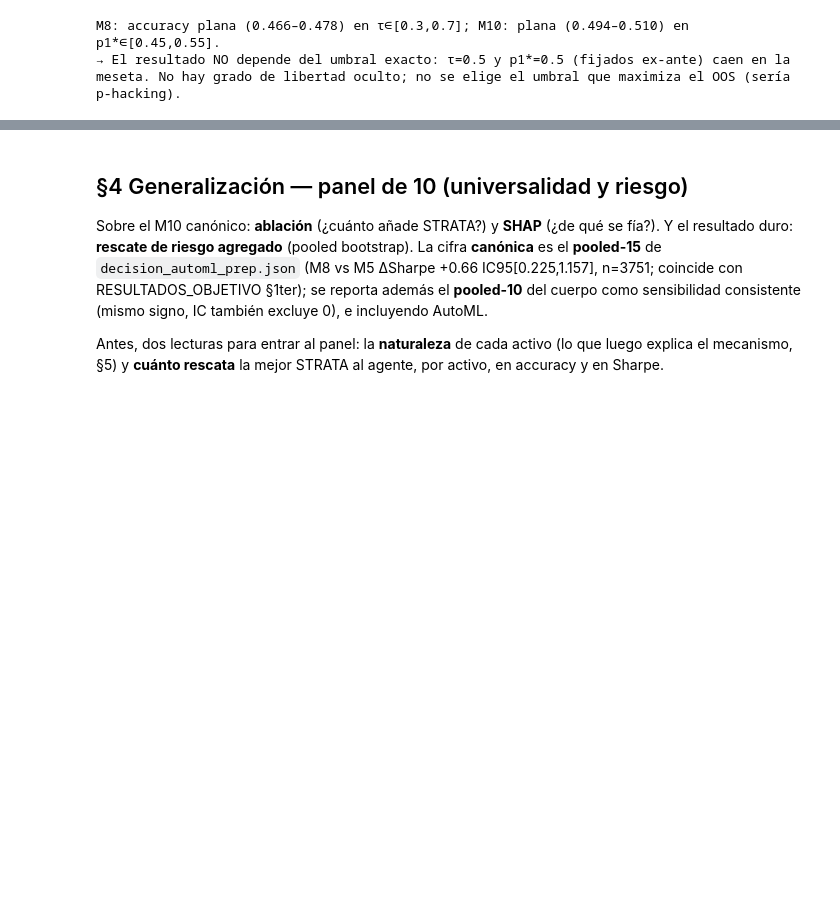
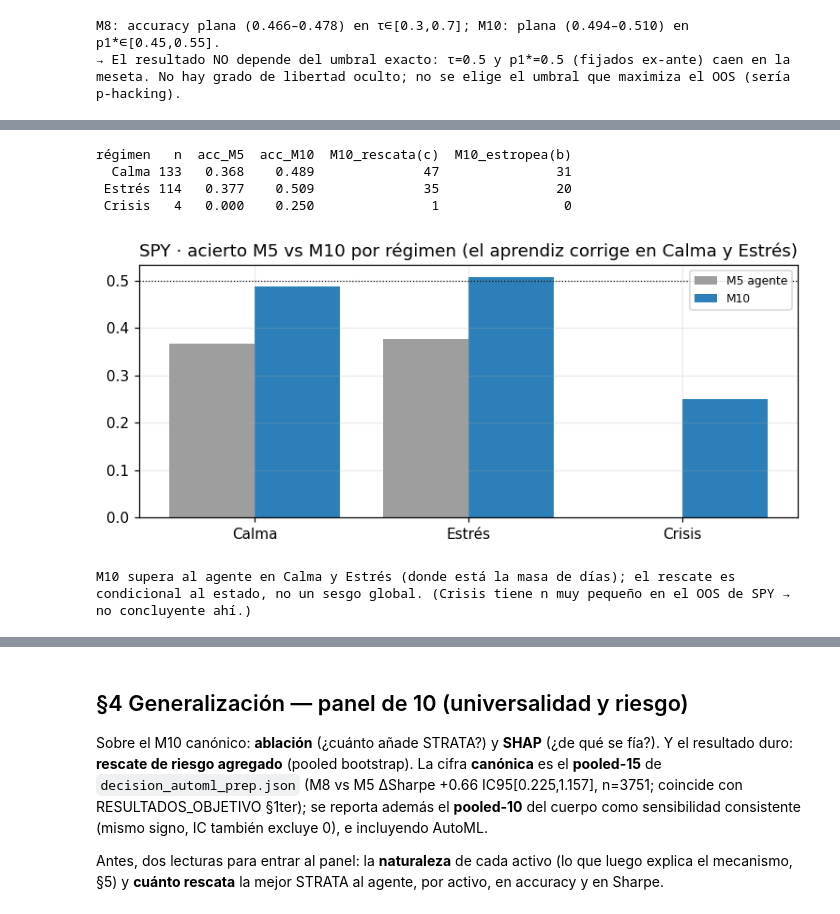
Before and after one commit to RaquelGarciah/Real-time-statistical-supervision-of-an-AI-trading-agent, a Jupyter notebook: notebooks/STRATA_marco_practico.ipynb, the cells around one changed output, grey strips where cells are left out. Saved outputs shown, nothing was run; the diff lists cells and outputs as text; code cells hidden in the pictures; blank space fills up the shorter version.

```diff
--- a/notebooks/STRATA_marco_practico.ipynb
+++ b/notebooks/STRATA_marco_practico.ipynb
@@ -81,6 +81,7 @@ RDT  = _load("outputs/experiments/regime_direction_table.json")
 NOC  = _load("outputs/experiments/net_of_cost_panel.json")              # net-of-cost + turnover (panel 10)
 SPYIV = _load("outputs/experiments/spy_intervention_variants.json")      # SPY: abstención/override + sensibilidad de umbrales
 NAT = {a: CLU["por_activo"][a]["nat"] for a in CLU["por_activo"]}        # naturaleza por activo (leverage/crisis/vol/sesgo)
+SPYME = _load("outputs/experiments/spy_mechanism_extras.json")           # SPY: daily (régimen/posiciones/p1) + SHAP dependency + cuota rodante
 
 # --- Panel de 10 (cuerpo) + 5 en apéndice de límite ---
 PANEL10 = ["SPY", "QQQ", "XLF", "DIA", "XLK", "XLE", "ROKU", "SMCI", "MARA", "UNG"]
@@ -391,0 +438,26 @@ M8: accuracy plana (0.466–0.478) en τ∈[0.3,0.7]; M10: plana (0.494–0.510)
+# %%
+# Confusión M10 vs M5 por régimen (SPY, ventana desplegable)
+d = SPYME["daily"]; reg = np.array(d["regime"]); truth = np.array(d["truth"])
+cm5 = (np.array(d["m5_pos"]) == truth); cm10 = (np.array(d["m10_pos"]) == truth)
+rows = []
+for k, nm in {0: "Calma", 1: "Estrés", 2: "Crisis"}.items():
+    msk = reg == k
+    if msk.sum() >= 1:
+        rows.append({"régimen": nm, "n": int(msk.sum()), "acc_M5": round(float(cm5[msk].mean()), 3),
+                     "acc_M10": round(float(cm10[msk].mean()), 3),
+                     "M10_rescata(c)": int((cm10[msk] & ~cm5[msk]).sum()), "M10_estropea(b)": int((~cm10[msk] & cm5[msk]).sum())})
+RM = pd.DataFrame(rows); print(RM.to_string(index=False))
+fig, ax = plt.subplots(figsize=(7, 3.2)); x = np.arange(len(RM))
+ax.bar(x - 0.2, RM["acc_M5"], 0.4, color=COL["M5"], label="M5 agente")
+ax.bar(x + 0.2, RM["acc_M10"], 0.4, color=COL["M10"], label="M10")
+ax.axhline(0.5, color="k", ls=":", lw=.8); ax.set_xticks(x); ax.set_xticklabels(RM["régimen"]); ax.legend(fontsize=8)
+ax.set_title("SPY · acierto M5 vs M10 por régimen (el aprendiz corrige en Calma y Estrés)"); plt.tight_layout(); plt.show()
+print("M10 supera al agente en Calma y Estrés (donde está la masa de días); el rescate es condicional al estado, "
+      "no un sesgo global. (Crisis tiene n muy pequeño en el OOS de SPY → no concluyente ahí.)")
+# %% [output]
+régimen   n  acc_M5  acc_M10  M10_rescata(c)  M10_estropea(b)
+  Calma 133   0.368    0.489              47               31
+ Estrés 114   0.377    0.509              35               20
+ Crisis   4   0.000    0.250               1                0
+[figure, added]
+M10 supera al agente en Calma y Estrés (donde está la masa de días); el rescate es condicional al estado, no un sesgo global. (Crisis tiene n muy pequeño en el OOS de SPY → no concluyente ahí.)
```
Also changed, not shown: parts of 8 cells of this notebook, 3 other files.
